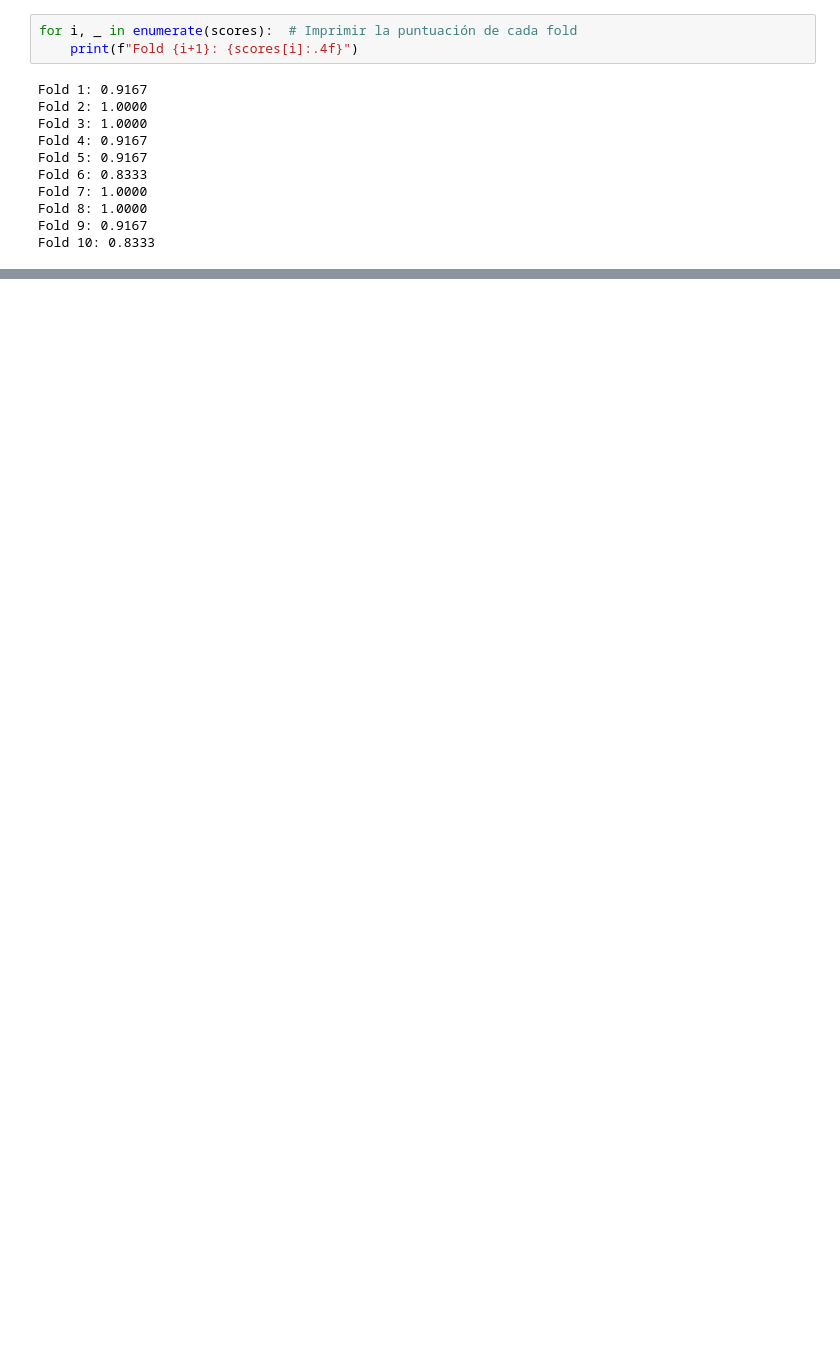
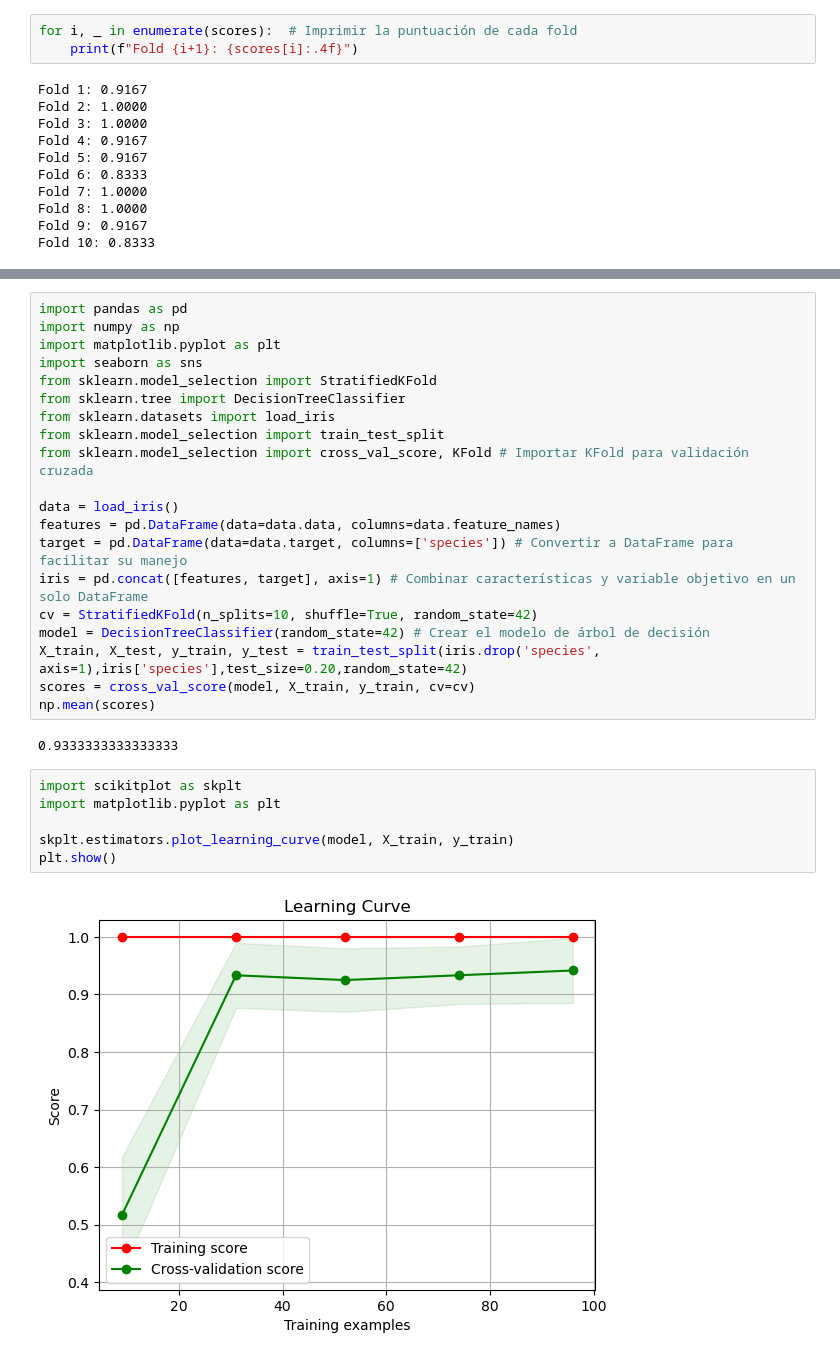
Before and after one commit to fmgarcia/Curso_IA_Aprendizaje_Supervisado, a Jupyter notebook: 1. Machine Learning Based Data Anaysis/ejemplos1_5.ipynb, the cells around one changed output, grey strips where cells are left out. Saved outputs shown, nothing was run; the diff lists cells and outputs as text; blank space fills up the shorter version.

```diff
--- a/1. Machine Learning Based Data Anaysis/ejemplos1_5.ipynb
+++ b/1. Machine Learning Based Data Anaysis/ejemplos1_5.ipynb
@@ -296,0 +315,30 @@ Fold 10: 0.8333
+# %%
+import pandas as pd
+import numpy as np
+import matplotlib.pyplot as plt
+import seaborn as sns
+from sklearn.model_selection import StratifiedKFold
+from sklearn.tree import DecisionTreeClassifier
+from sklearn.datasets import load_iris
+from sklearn.model_selection import train_test_split
+from sklearn.model_selection import cross_val_score, KFold # Importar KFold para validación cruzada
+
+data = load_iris()
+features = pd.DataFrame(data=data.data, columns=data.feature_names)
+target = pd.DataFrame(data=data.target, columns=['species']) # Convertir a DataFrame para facilitar su manejo
+iris = pd.concat([features, target], axis=1) # Combinar características y variable objetivo en un solo DataFrame
+cv = StratifiedKFold(n_splits=10, shuffle=True, random_state=42)
+model = DecisionTreeClassifier(random_state=42) # Crear el modelo de árbol de decisión
+X_train, X_test, y_train, y_test = train_test_split(iris.drop('species', axis=1),iris['species'],test_size=0.20,random_state=42)
+scores = cross_val_score(model, X_train, y_train, cv=cv)
+np.mean(scores)
+# %% [output]
+0.9333333333333333
+# %%
+import scikitplot as skplt
+import matplotlib.pyplot as plt
+
+skplt.estimators.plot_learning_curve(model, X_train, y_train)
+plt.show()
+# %% [output]
+[figure, added]
```
Also changed, not shown: parts of 7 cells of this notebook.
